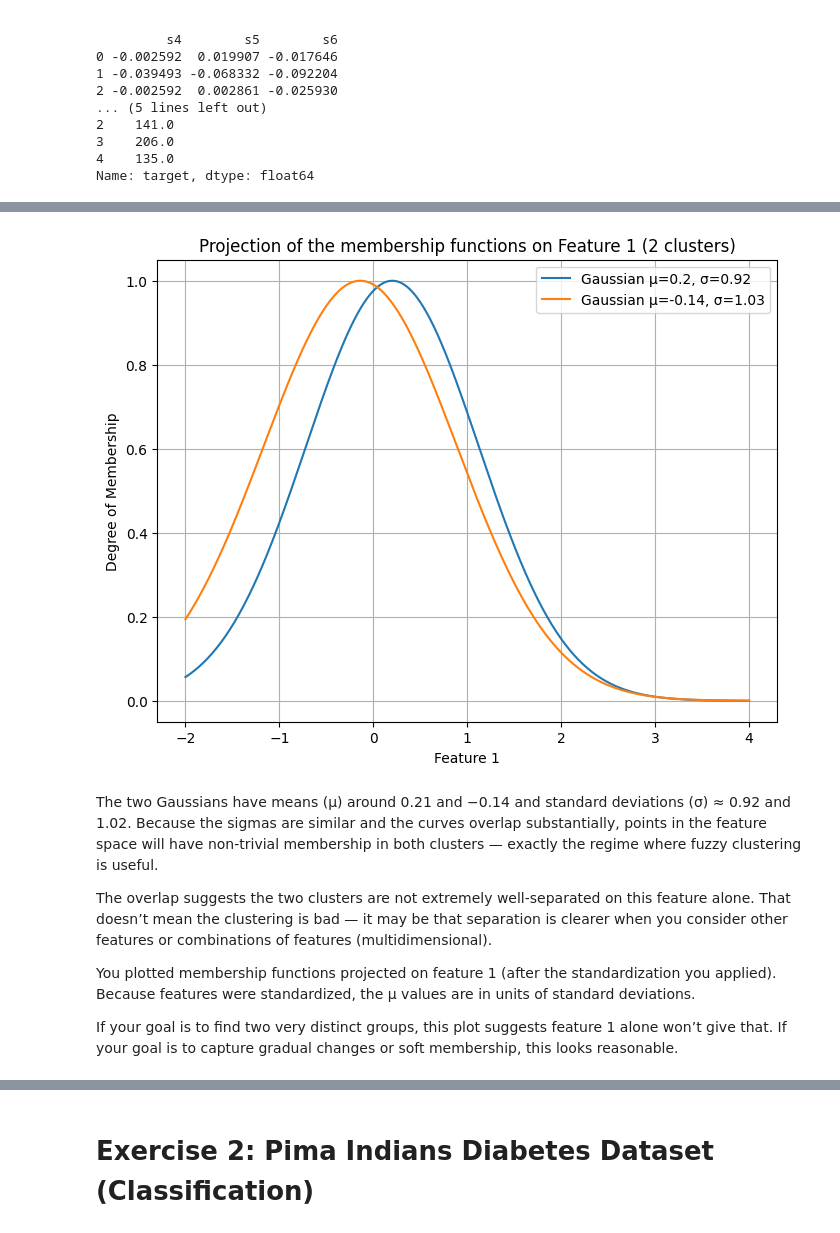
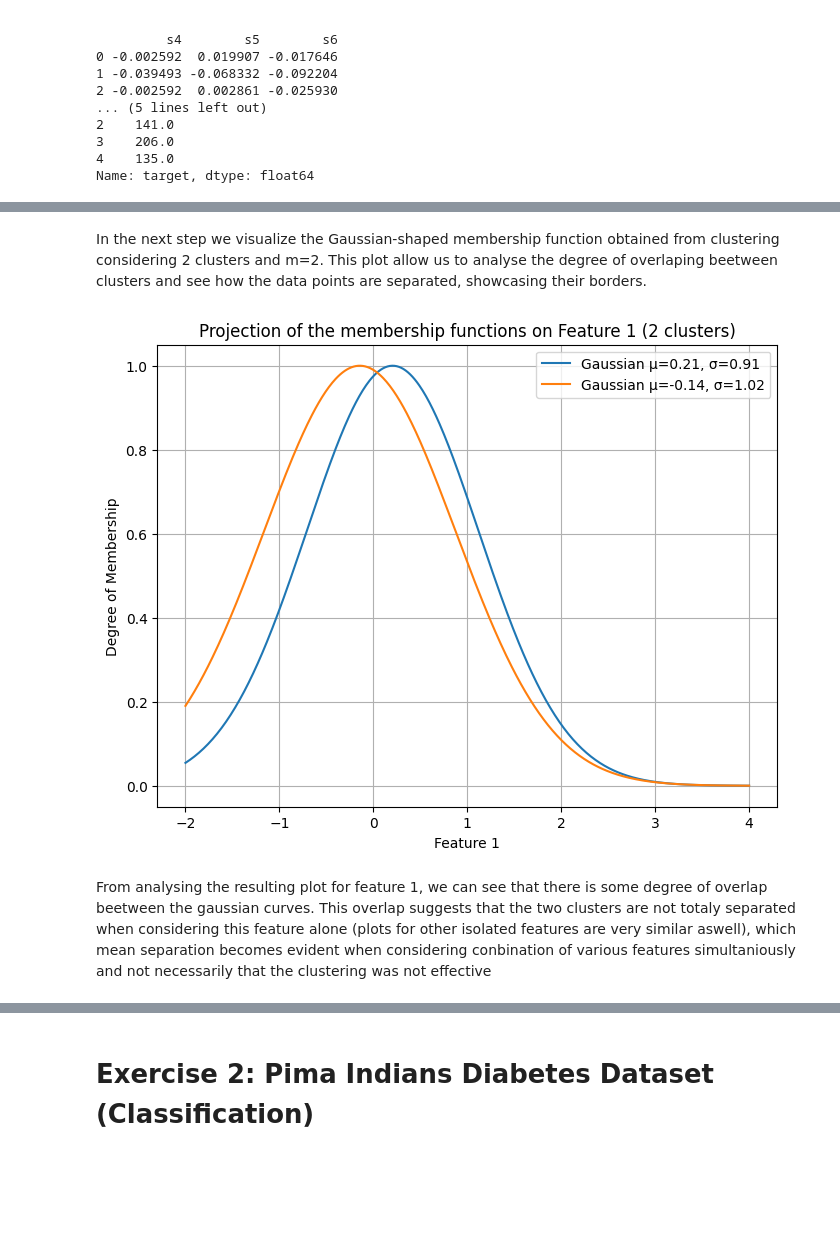
Before and after one commit to MargaridaNabais1/MargaridaNabais_Assignement1, a Jupyter notebook: Untitled-1.ipynb, the cells around one changed output, grey strips where cells are left out. Drawn from its saved outputs; the diff is of its cells as text; code cells hidden in the pictures; blank space fills up the shorter version.

```diff
--- a/Untitled-1.ipynb
+++ b/Untitled-1.ipynb
@@ -36,6 +36,27 @@ Xtr, Xte, ytr, yte = train_test_split(X, y, test_size=test_size, random_state=42
 scaler=StandardScaler()
 Xtr= scaler.fit_transform(Xtr)
 Xte= scaler.transform(Xte)
+
+# Convert X and y to torch tensors
+Xtr = torch.tensor(Xtr, dtype=torch.float32)
+
+# Ensure ytr is a numpy array before converting
+if hasattr(ytr, "to_numpy"):
+    ytr_np = ytr.to_numpy().reshape(-1, 1)
+else:
+    ytr_np = np.array(ytr).reshape(-1, 1)
+
+ytr = torch.tensor(ytr_np, dtype=torch.float32)
+
+Xte = torch.tensor(Xte, dtype=torch.float32)
+
+# Do the same for yte
+if hasattr(yte, "to_numpy"):
+    yte_np = yte.to_numpy().reshape(-1, 1)
+else:
+    yte_np = np.array(yte).reshape(-1, 1)
+
+yte = torch.tensor(yte_np, dtype=torch.float32)
 # %% [output]
 X head:
          age       sex       bmi        bp        s1        s2        s3  \
@@ -164,3 +190,5 @@ We can conclude by observing the graphs and the fpc values that by addig cluster
+# %% [markdown]
+In the next step we visualize the Gaussian-shaped membership function obtained from clustering considering 2 clusters and m=2. This plot allow us to analyse the degree of overlaping beetween clusters and see how the data points are separated, showcasing their borders.
 # %%
 # Gaussian formula
 def gaussian(x, mu, sigma):
@@ -169,49 +197,43 @@ def gaussian(x, mu, sigma):
 # Run clustering again with 2 clusters and m=1.5 (best choice)
 best_n_clusters = 2
 centers, u, u0, d, jm, p, fpc = fuzz.cluster.cmeans(
-    Xexp_T, best_n_clusters, m=1.5, error=0.005, maxiter=1000, init=None
+    Xexp_T, best_n_clusters, m=2, error=0.005, maxiter=1000, init=None
 )
 
 # Compute sigmas for the 2 clusters
 sigmas = []
 for j in range(best_n_clusters):
     u_j = u[j, :] ** m
     var_j = np.average((Xexp - centers[j]) ** 2, axis=0, weights=u_j)
     sigma_j = np.sqrt(var_j)
     sigmas.append(sigma_j)
 sigmas = np.array(sigmas)
 
 # Gaussian curves
 lin = np.linspace(-2, 4, 500)
 plt.figure(figsize=(8, 6))
 
 y_aux = []
 for j in range(best_n_clusters):
     # Compute curves
     y_aux.append(gaussian(lin, centers[j, 0], sigmas[j, 0]))
     # Plot
     plt.plot(
         lin,
         y_aux[j],
         label=f"Gaussian μ={np.round(centers[j, 0], 2)}, σ={np.round(sigmas[j, 0], 2)}"
     )
 
 plt.title("Projection of the membership functions on Feature 1 (2 clusters)")
 plt.xlabel("Feature 1")
 plt.ylabel("Degree of Membership")
 plt.legend()
 plt.grid(True)
 plt.show()
 # %% [output]
-[figure, old version]
+[figure, new version]
 # %% [markdown]
-The two Gaussians have means (μ) around 0.21 and −0.14 and standard deviations (σ) ≈ 0.92 and 1.02. Because the sigmas are similar and the curves overlap substantially, points in the feature space will have non-trivial membership in both clusters — exactly the regime where fuzzy clustering is useful.
-
-The overlap suggests the two clusters are not extremely well-separated on this feature alone. That doesn’t mean the clustering is bad — it may be that separation is clearer when you consider other features or combinations of features (multidimensional).
-
-You plotted membership functions projected on feature 1 (after the standardization you applied). Because features were standardized, the μ values are in units of standard deviations.
-
-If your goal is to find two very distinct groups, this plot suggests feature 1 alone won’t give that. If your goal is to capture gradual changes or soft membership, this looks reasonable.
+From analysing the resulting plot for feature 1, we can see that there is some degree of overlap beetween the gaussian curves. This overlap suggests that the two clusters are not totaly separated when considering this feature alone (plots for other isolated features are very similar aswell), which mean separation becomes evident when considering conbination of various features simultaniously and not necessarily that the clustering was not effective
 # %%
 # ---------------------------
 # Gaussian Membership Function
```
Also changed, not shown: parts of 22 cells of this notebook, 1 other file.
